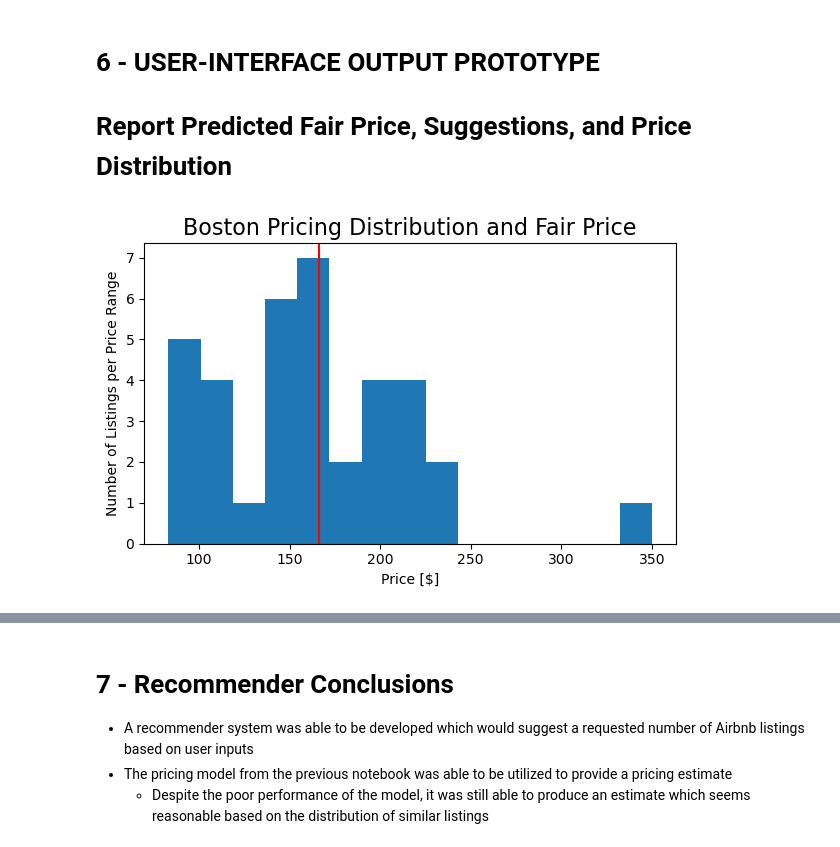
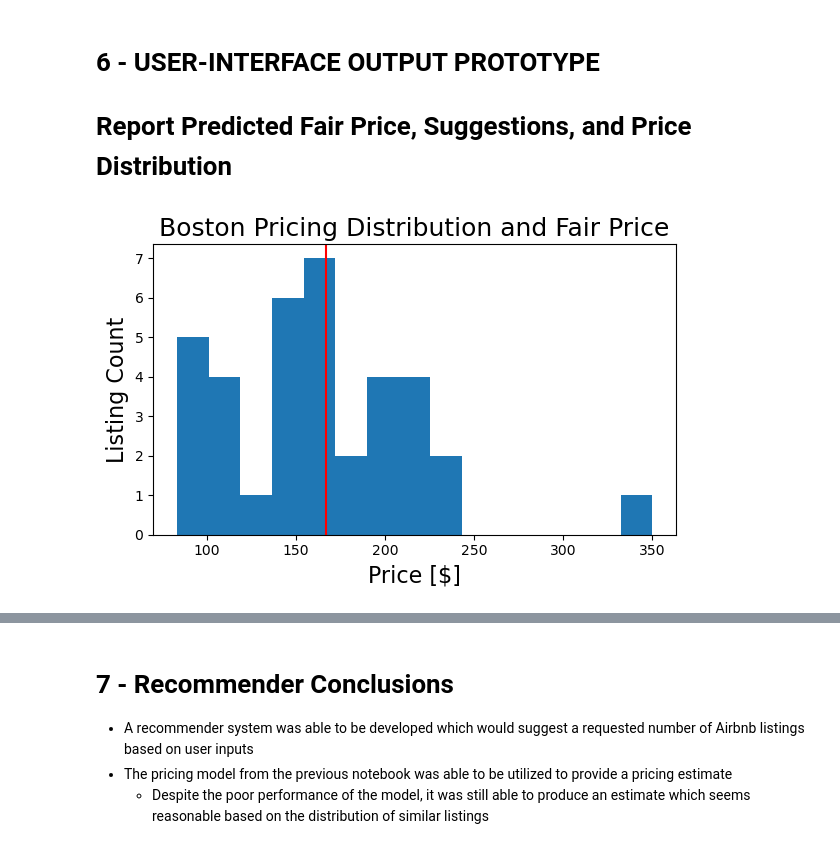
Before and after one commit to drossDS/Air_BnB_Fair_Pricing_Improved, a Jupyter notebook: code/6-recommender.ipynb, the cells around one changed output, grey strips where cells are left out. Cells and saved outputs as stored; diff of their text form; code cells hidden in the pictures.

```diff
--- a/code/6-recommender.ipynb
+++ b/code/6-recommender.ipynb
@@ -399,37 +399,37 @@ The minimum and maximum similarities must be determined in order to report a log
 of listings.  For example:  If the top n-number of suggestions are all the same similarity, then
 technically, all others should be reported with the same similarity score - or at least the prices
 for the identical similarity scores.
 
 If the similarity scores are not the same, then simply report the top n-number of listings's prices.
 '''
 max_sim = sim_df['similarity'][0:num_recs].max()
 min_sim = sim_df['similarity'][0:num_recs].min()
 
 if max_sim == min_sim:
     # find all indexzes with that similarity
     suggested_indexes = sim_df[sim_df['similarity'] == min_sim]['listing_index']
 
     # Find all the prices for those indexes suggested above
     suggested_prices = sim_df[sim_df['similarity'] == min_sim]['price']
 
 else:
     # Just give the top num_recs similarity differences
     suggested_indexes = sim_df[0:num_recs]['listing_index']
 
     # Find all the prices for those indexes suggested above
     suggested_prices = sim_df[0:num_recs]['price']
 
 plt.figure(figsize = (6, 4))
-plt.title('Boston Pricing Distribution and Fair Price', size = 16)
+plt.title('Boston Pricing Distribution and Fair Price', size = 18)
 plt.hist(suggested_prices, bins = 15)
-plt.xlabel('Price [$]')
-plt.ylabel('Number of Listings per Price Range')
+plt.xlabel('Price [$]', fontsize = 16)
+plt.ylabel('Listing Count', fontsize = 16)
 plt.axvline(rec_predict_no_outliers, color = 'red')
 plt.tight_layout()
 plt.savefig('../images/rec_output.png')
 plt.show()
 # %% [output]
-[figure, old version]
+[figure, new version]
 # %%
 # Show listings that will match the criteria
 
```
Also changed, not shown: 8 other files.
